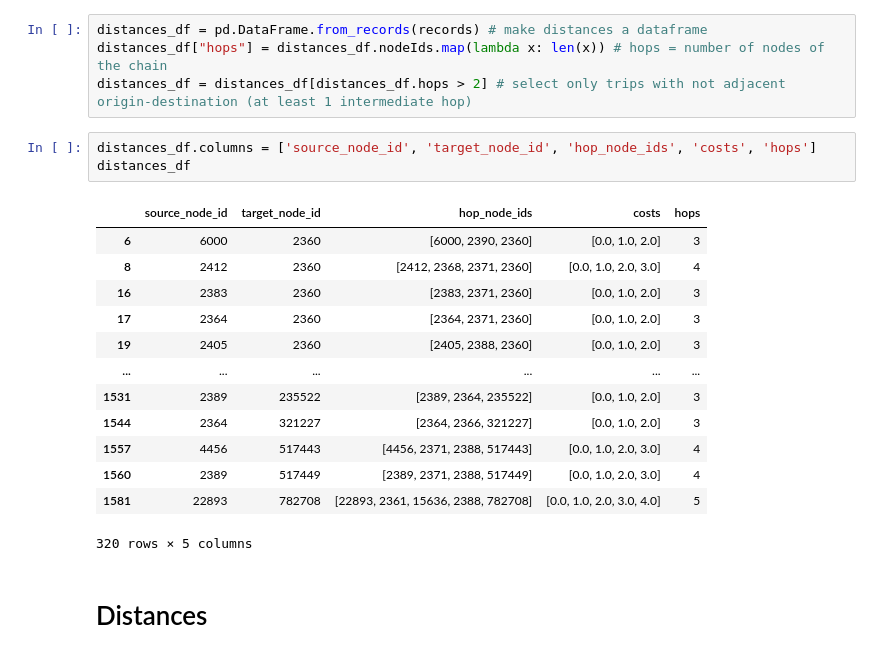
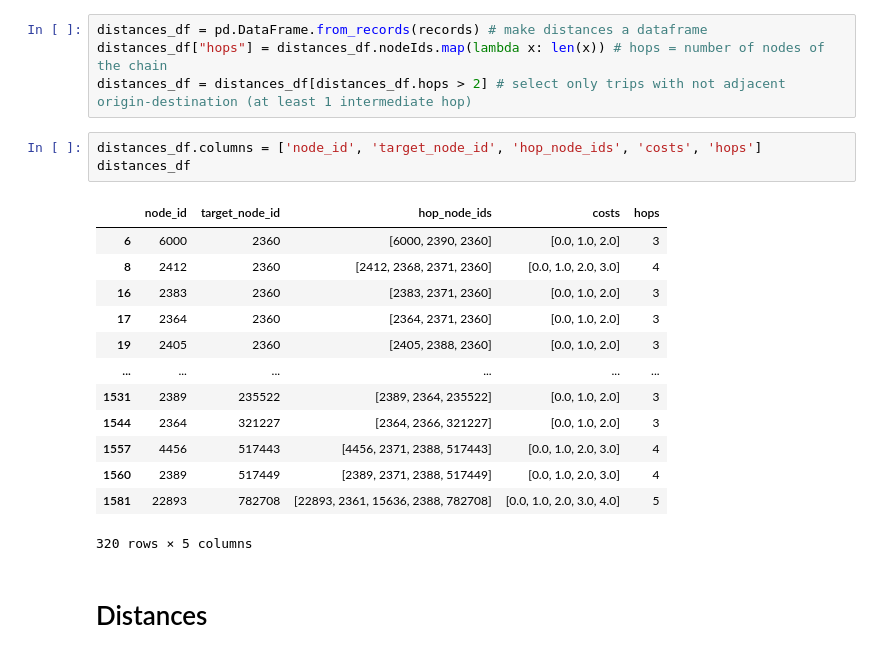
Before and after one commit to marcopellegrinoit/hopsworks-neo4j-tutorial, a Jupyter notebook: 1_feature_pipeline.ipynb, the cells around one changed output. Drawn from its saved outputs; the diff is of its cells as text.

```diff
--- a/1_feature_pipeline.ipynb
+++ b/1_feature_pipeline.ipynb
@@ -115,10 +115,10 @@ distances_df = pd.DataFrame.from_records(records) # make distances a dataframe
 distances_df["hops"] = distances_df.nodeIds.map(lambda x: len(x)) # hops = number of nodes of the chain
 distances_df = distances_df[distances_df.hops > 2] # select only trips with not adjacent origin-destination (at least 1 intermediate hop)
 # %%
-distances_df.columns = ['source_node_id', 'target_node_id', 'hop_node_ids', 'costs', 'hops']
+distances_df.columns = ['node_id', 'target_node_id', 'hop_node_ids', 'costs', 'hops']
 distances_df
 # %% [output]
-|  | source_node_id | target_node_id | hop_node_ids | costs | hops |
+|  | node_id | target_node_id | hop_node_ids | costs | hops |
 | 6 | 6000 | 2360 | [6000, 2390, 2360] | [0.0, 1.0, 2.0] | 3 |
 | 8 | 2412 | 2360 | [2412, 2368, 2371, 2360] | [0.0, 1.0, 2.0, 3.0] | 4 |
 | 16 | 2383 | 2360 | [2383, 2371, 2360] | [0.0, 1.0, 2.0] | 3 |
```
Also changed, not shown: parts of 22 cells of this notebook, 5 other files.
